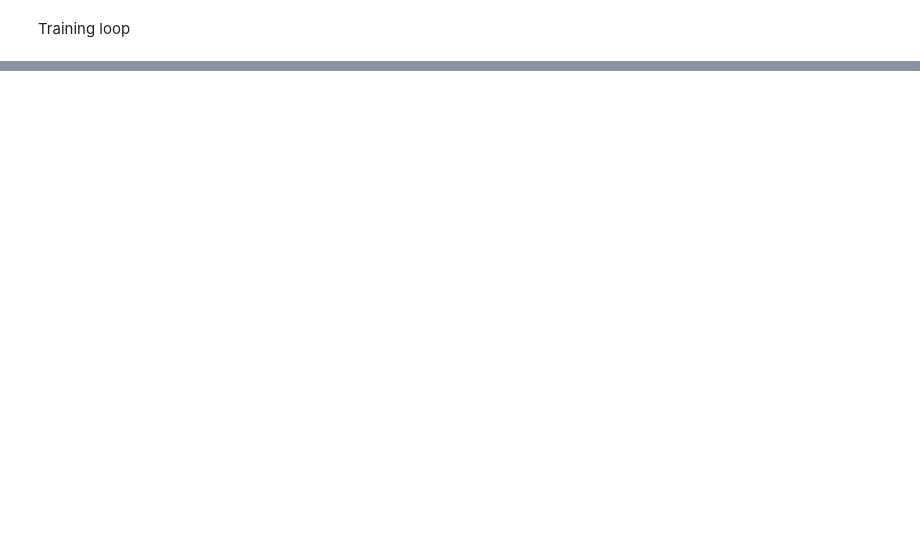
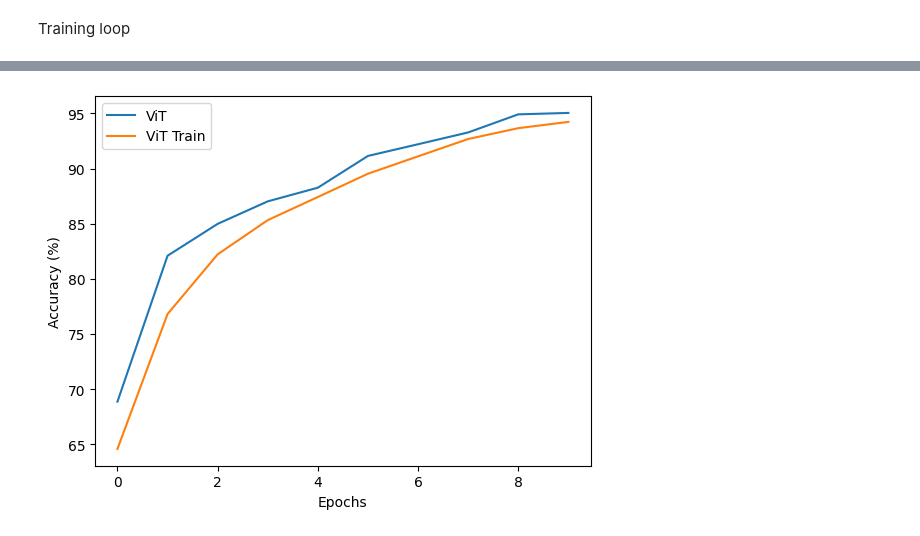
Before and after one commit to Omar29-long/PathMNISTClassification, a Jupyter notebook: pathmnist_classification.ipynb, the cells around one changed output, grey strips where cells are left out. Saved outputs shown, nothing was run; the diff lists cells and outputs as text; code cells hidden in the pictures; blank space fills up the shorter version.

```diff
--- a/pathmnist_classification.ipynb
+++ b/pathmnist_classification.ipynb
@@ -258,0 +442,14 @@ Predicted as: lymphocytes (Index 3)
+# %%
+model = cnn
+criterion = nn.CrossEntropyLoss()
+optimizer = torch.optim.Adam(model.parameters(), lr=LEARNING_RATE)
+
+history_cnn = train_and_evaluate(
+    model,
+    train_loader,
+    val_loader,
+    criterion,
+    optimizer,
+    epochs=EPOCHS_CNN,
+    device=device
+)
@@ -258,0 +639,20 @@ Predicted as: lymphocytes (Index 3)
+# %%
+history = {'train_loss': [], 'train_acc': [], 'val_loss': [], 'val_acc': []}
+
+for epoch in range(EPOCHS_VIT):
+    print(f"\nEpoch {epoch+1}/{EPOCHS_VIT}")
+
+    train_loss, train_acc = train_one_epoch(vit_model, train_loader, optimizer, criterion, device)
+    val_loss, val_acc = validate(vit_model, val_loader, criterion, device)
+
+    # Mise à jour du learning rate
+    scheduler.step()
+
+    # Sauvegarde de l'historique
+    history['train_loss'].append(train_loss)
+    history['train_acc'].append(train_acc)
+    history['val_loss'].append(val_loss)
+    history['val_acc'].append(val_acc)
+
+    print(f"Train Loss: {train_loss:.4f} | Train Acc: {train_acc:.2f}%")
+    print(f"Val Loss: {val_loss:.4f} | Val Acc: {val_acc:.2f}%")
@@ -258,0 +699,9 @@ Predicted as: lymphocytes (Index 3)
+# %%
+plt.plot(history['val_acc'], label='ViT')
+plt.plot(history['train_acc'], label='ViT Train')
+plt.xlabel('Epochs')
+plt.ylabel('Accuracy (%)')
+plt.legend()
+plt.show()
+# %% [output]
+[figure, added]
```
Also changed, not shown: parts of 33 cells of this notebook, 1 other file.
